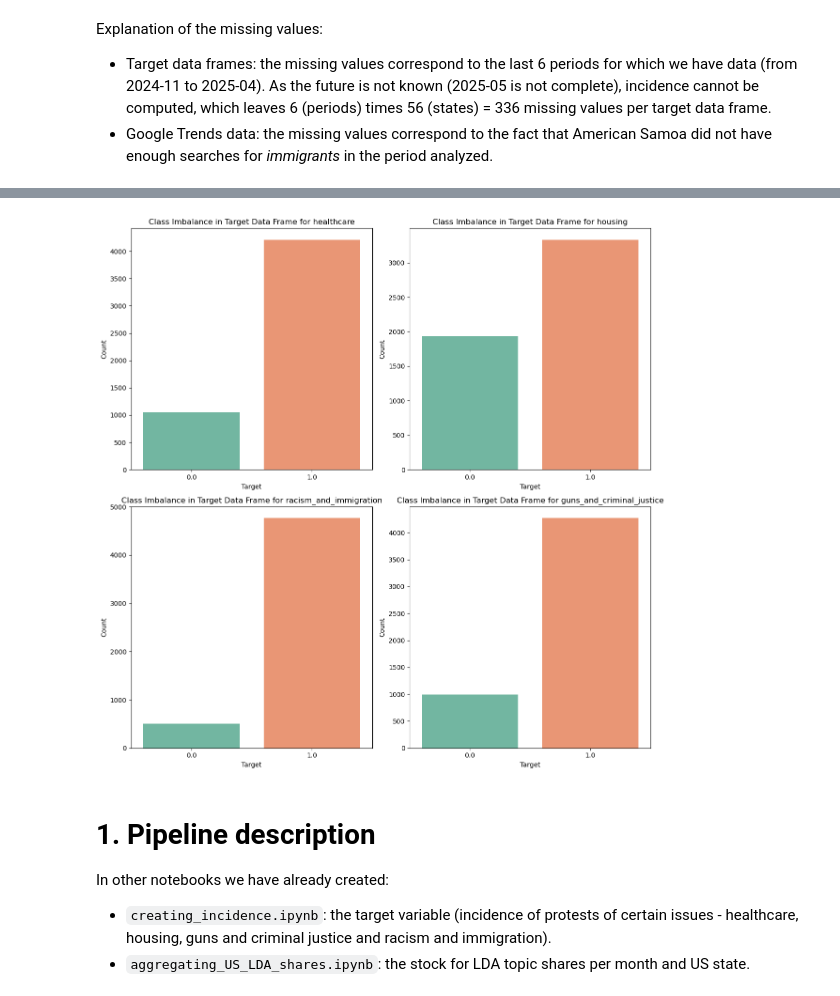
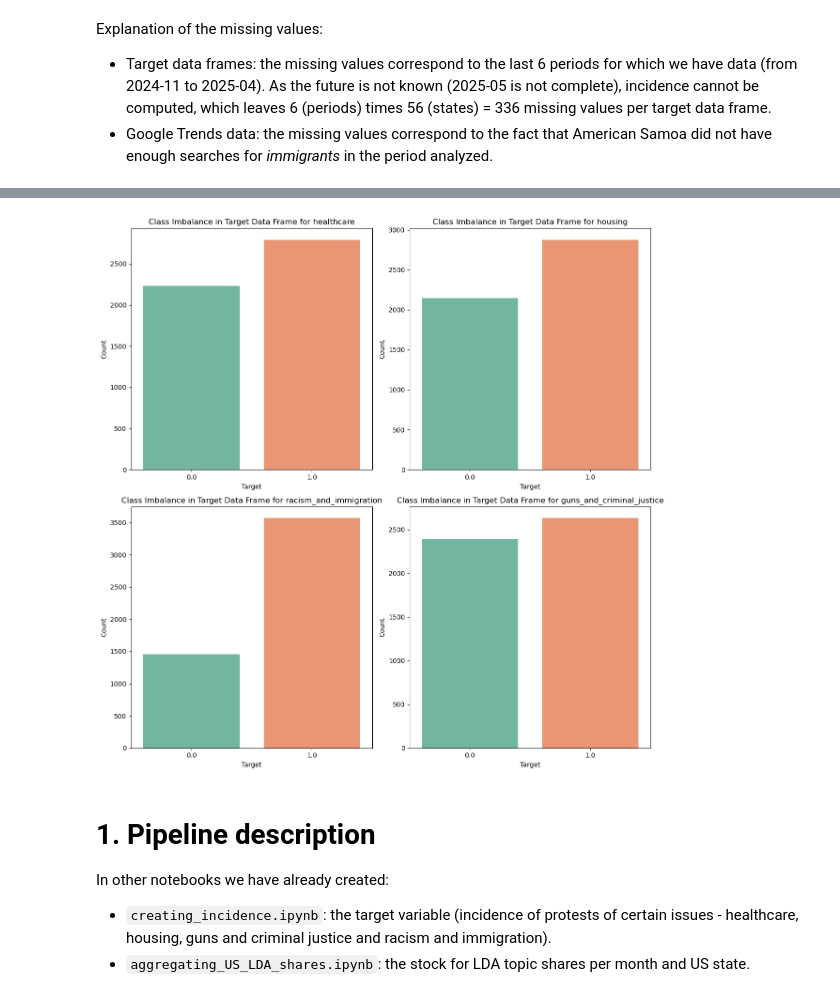
Before and after one commit to pablo-fdz/F-N_hw1, a Jupyter notebook: prediction_and_evaluation.ipynb, the cells around one changed output, grey strips where cells are left out. Drawn from its saved outputs; the diff is of its cells as text; code cells hidden in the pictures.

```diff
--- a/prediction_and_evaluation.ipynb
+++ b/prediction_and_evaluation.ipynb
@@ -46,12 +48,21 @@ target_dict = {
     'guns_and_criminal_justice': inc_violence
 }
 
-# Remove the "target" column from the data frames
+# Remove the "target" column from the data frames (same as 'target')
 for key in target_dict.keys():
-    target_dict[key] = target_dict[key].drop(columns=['target'])
 
-# Set a multiindex in the target data frames
-for key in target_dict.keys():
+    target_dict[key] = target_dict[key].drop(columns=['anytarget_th0'])
+
+    # Rename the columns for the target data frames to have a clearer name
+    target_dict[key] = target_dict[key].rename(columns={'target': 'anymajorprotest', 'inc_anytarget_th0_h6': 'inc_anymajorprotest_th0_h6'})
+
+    # Add a null value to the target data frames for the period 2024-10
+    target_dict[key].loc[target_dict[key]['period'] == 202410, 'inc_anymajorprotest_th0_h6'] = np.nan
+
+    # Remove the period 2025-04 from the target data frames
+    target_dict[key] = target_dict[key].loc[target_dict[key]['period'] <= 202503]
+
+    # Set a multiindex in the target data frames
     target_dict[key] = target_dict[key].set_index(['state', 'period']).sort_index()
 
 # 2. Import the aggregated LDA topic stocks
@@ -63,12 +74,15 @@ lda_agg_stock = lda_agg_stock.set_index(['state', 'period']).sort_index()
 # 3. Import the aggregated Google Trends data
 gtrends = pd.read_csv(os.path.join(data, 'features', 'google_trends', 'google_trends_per_state_month.csv'))
 
-# Change the format of the month column to be YYYYMM, as a string
-gtrends['month'] = pd.to_datetime(gtrends['month']).dt.strftime('%Y%m')
+# Change the format of the month column to be YYYYMM, as an integer
+gtrends['month'] = pd.to_datetime(gtrends['month']).dt.strftime('%Y%m').astype(int)
 
 # Rename the month column to be period
 gtrends = gtrends.rename(columns={'month': 'period'})
 
+# Remove the periods previous to 2017-01 and 2025-04 and 2025-05 from the data frame
+gtrends = gtrends.loc[(gtrends['period'] >= 201701) & (gtrends['period'] <= 202503)]
+
 # Set the index to be the same as the target data frames
 gtrends = gtrends.set_index(['state', 'period']).sort_index()
 # %%
@@ -207,0 +287,12 @@ Shape of Google Trends:
+# %%
+# We will remove all of the mismatched states from the data frames (dependent territories and unexpected characters)
+mismatched_states = ['VM', 'TŒß', 'MP', 'AS']
+
+for key in target_dict.keys():
+    target_dict[key] = target_dict[key].loc[~target_dict[key].index.get_level_values(0).isin(mismatched_states)]
+    target_dict[key] = target_dict[key].sort_index()
+
+lda_agg_stock = lda_agg_stock.loc[~lda_agg_stock.index.get_level_values(0).isin(mismatched_states)]
+lda_agg_stock = lda_agg_stock.sort_index()
+gtrends = gtrends.loc[~gtrends.index.get_level_values(0).isin(mismatched_states)]
+gtrends = gtrends.sort_index()
@@ -208,23 +323,23 @@ Shape of Google Trends:
 # %%
 # Plot class imbalance for the target data frames
 
 # Create a figure with 2 subplots per row and number of keys / 2 rows
 num_keys = len(target_dict.keys())
 num_rows = (num_keys + 1) // 2
 fig, axes = plt.subplots(num_rows, 2, figsize=(12, 6 * num_rows))
 fig.subplots_adjust(hspace=0.4)
 
 # Create a count plot for each target data frame
 for i, key in enumerate(target_dict.keys()):
     ax = axes[i // 2, i % 2]  # Get the correct subplot
-    sns.countplot(x='inc_anytarget_th0_h6', data=target_dict[key], palette='Set2', hue='inc_anytarget_th0_h6', ax=ax, legend=False)
+    sns.countplot(x='inc_anymajorprotest_th0_h6', data=target_dict[key], palette='Set2', hue='inc_anymajorprotest_th0_h6', ax=ax, legend=False)
     ax.set_title(f'Class Imbalance in Target Data Frame for {key}')
     ax.set_xlabel('Target')
     ax.set_ylabel('Count')
     plt.tight_layout()
 plt.show()
 # %% [output]
-[figure, old version]
+[figure, new version]
 # %% [markdown]
 # 1. Pipeline description
 
```
Also changed, not shown: parts of 54 cells of this notebook.
